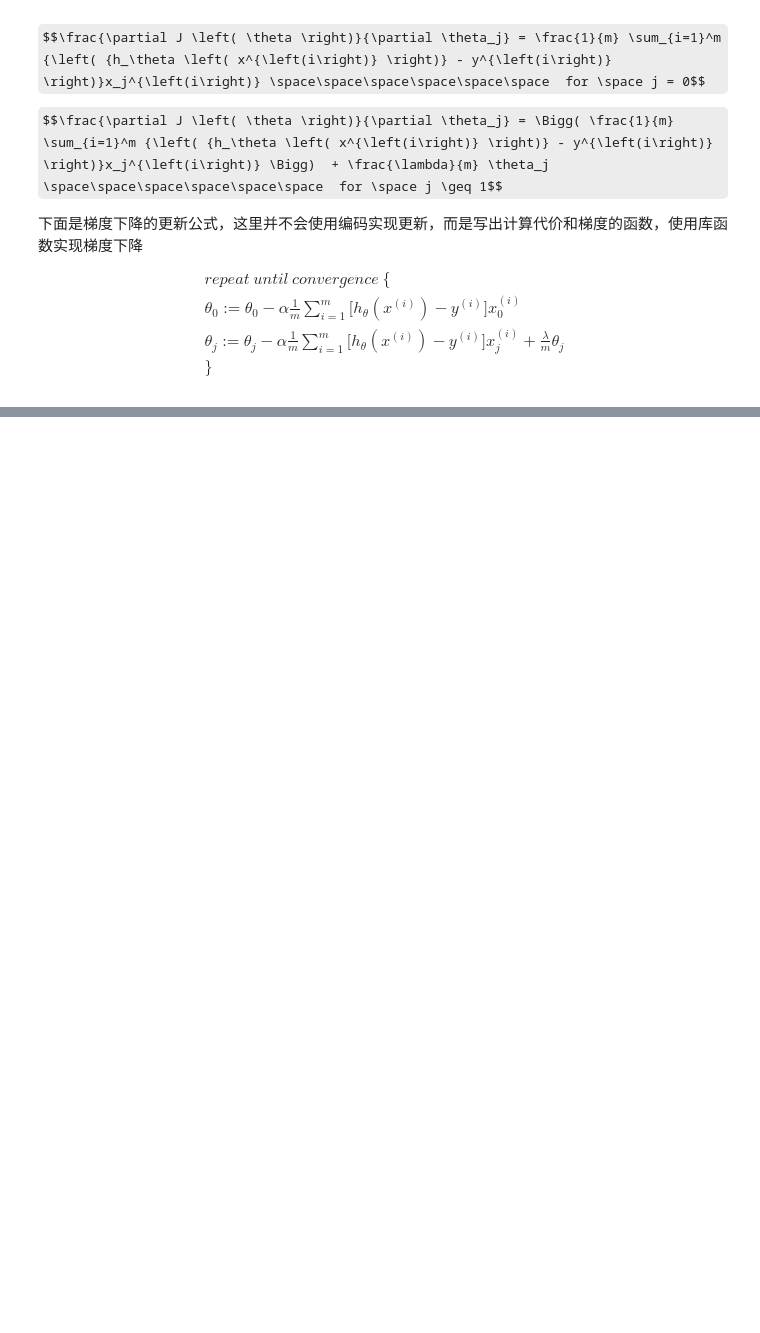
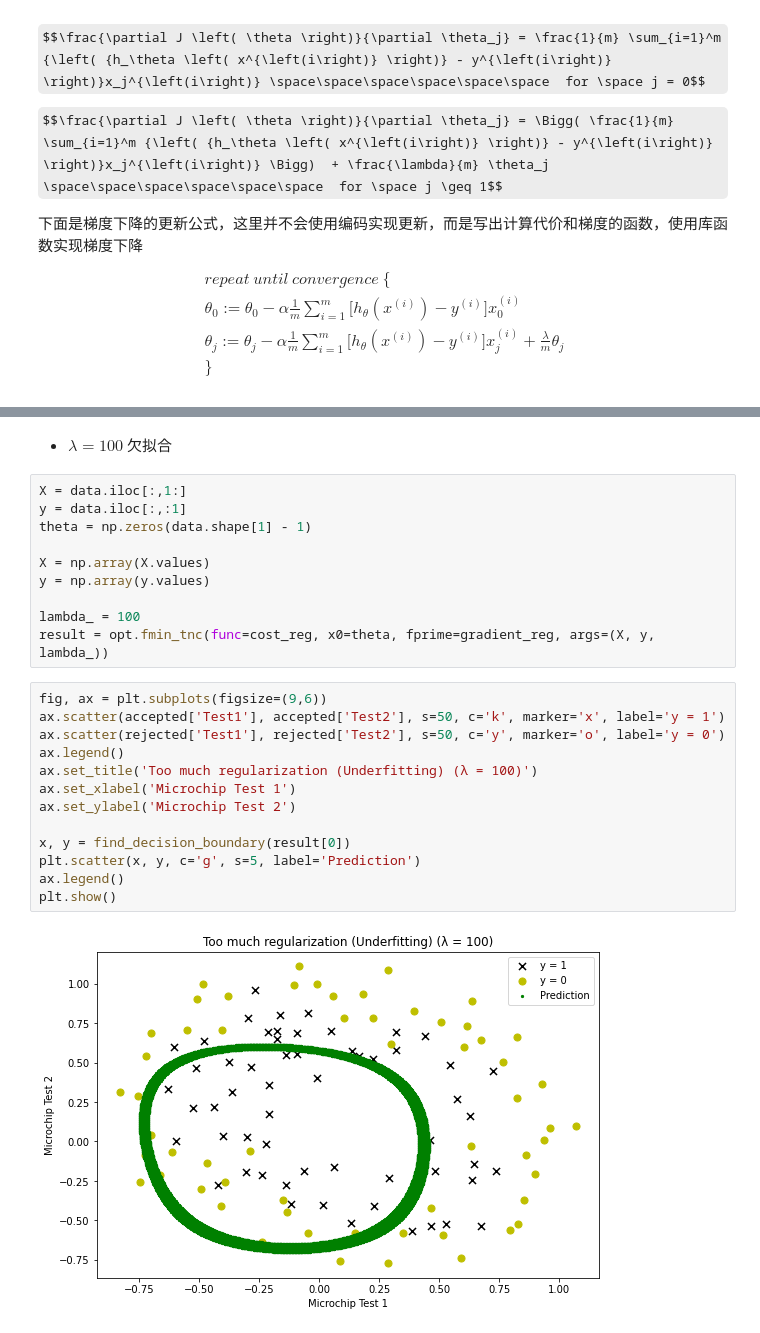
Before and after one commit to dingjinyang/ML_Andrew-Ng, a Jupyter notebook: ex2_logistic_regression/ex2.ipynb, the cells around one changed output, grey strips where cells are left out. Cells and saved outputs as stored; diff of their text form; some formulas as TeX source; blank space fills up the shorter version.

```diff
--- a/ex2_logistic_regression/ex2.ipynb
+++ b/ex2_logistic_regression/ex2.ipynb
@@ -279,0 +416,27 @@ $$\frac{\partial J \left( \theta \right)}{\partial \theta_j} = \Bigg( \frac{1}{m
+# %% [markdown]
+- $\lambda = 100$ 欠拟合
+# %%
+X = data.iloc[:,1:]
+y = data.iloc[:,:1]
+theta = np.zeros(data.shape[1] - 1)
+
+X = np.array(X.values)
+y = np.array(y.values)
+
+lambda_ = 100
+result = opt.fmin_tnc(func=cost_reg, x0=theta, fprime=gradient_reg, args=(X, y, lambda_))
+# %%
+fig, ax = plt.subplots(figsize=(9,6))
+ax.scatter(accepted['Test1'], accepted['Test2'], s=50, c='k', marker='x', label='y = 1')
+ax.scatter(rejected['Test1'], rejected['Test2'], s=50, c='y', marker='o', label='y = 0')
+ax.legend()
+ax.set_title('Too much regularization (Underfitting) (λ = 100)')
+ax.set_xlabel('Microchip Test 1')
+ax.set_ylabel('Microchip Test 2')
+
+x, y = find_decision_boundary(result[0])
+plt.scatter(x, y, c='g', s=5, label='Prediction')
+ax.legend()
+plt.show()
+# %% [output]
+[figure, added]
```
Also changed, not shown: parts of 19 cells of this notebook.
